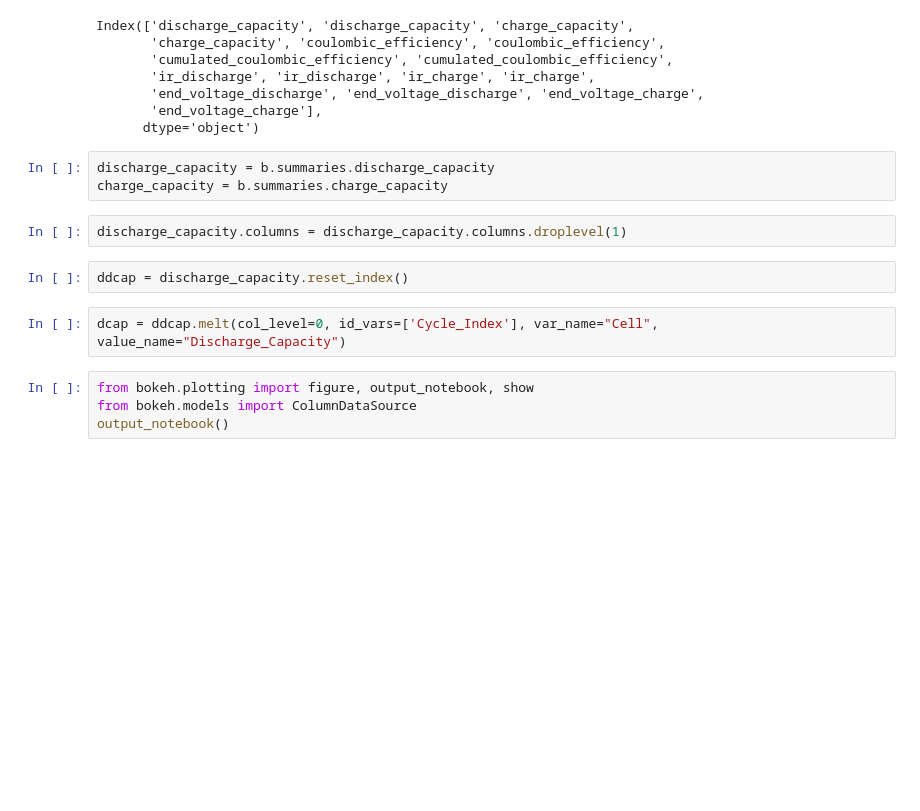
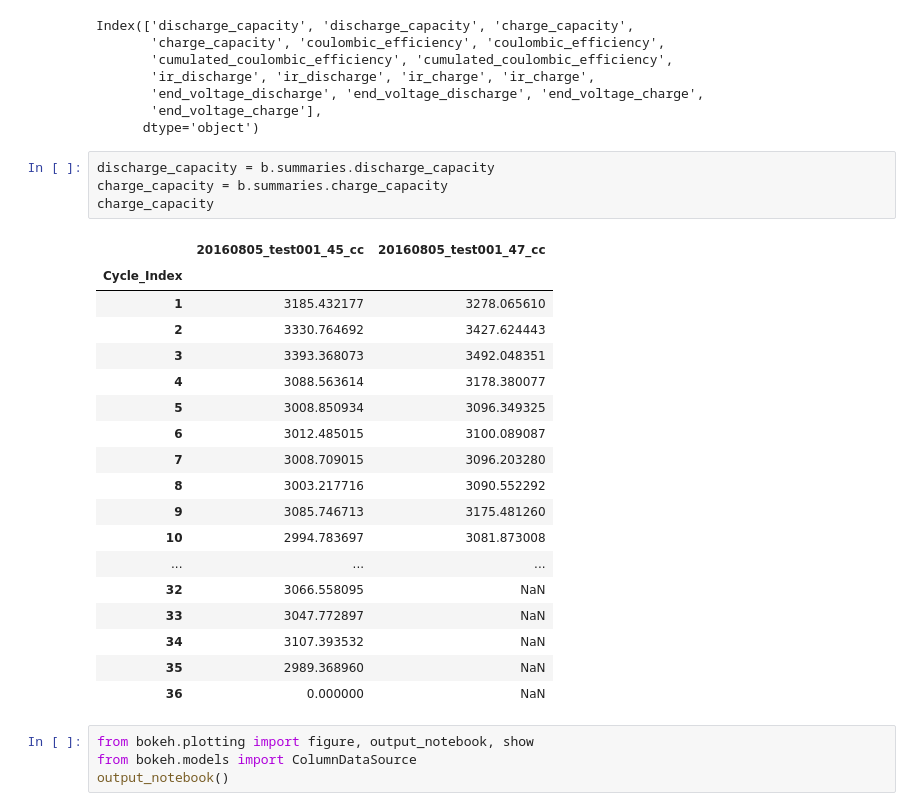
Before and after one commit to jepegit/cellpy, a Jupyter notebook: dev_utils/batch_processing.ipynb, the cells around one changed output. Drawn from its saved outputs; the diff is of its cells as text; blank space fills up the shorter version.

```diff
--- a/dev_utils/batch_processing.ipynb
+++ b/dev_utils/batch_processing.ipynb
@@ -166,12 +165,26 @@ Index(['discharge_capacity', 'discharge_capacity', 'charge_capacity',
 # %%
 discharge_capacity = b.summaries.discharge_capacity
 charge_capacity = b.summaries.charge_capacity
+charge_capacity
+# %% [output]
+|  | 20160805_test001_45_cc | 20160805_test001_47_cc |
+| Cycle_Index |  |  |
+| 1 | 3185.432177 | 3278.065610 |
+| 2 | 3330.764692 | 3427.624443 |
+| 3 | 3393.368073 | 3492.048351 |
+| 4 | 3088.563614 | 3178.380077 |
+| 5 | 3008.850934 | 3096.349325 |
+| 6 | 3012.485015 | 3100.089087 |
+| 7 | 3008.709015 | 3096.203280 |
+| 8 | 3003.217716 | 3090.552292 |
+| 9 | 3085.746713 | 3175.481260 |
+| 10 | 2994.783697 | 3081.873008 |
+| ... | ... | ... |
+| 32 | 3066.558095 | NaN |
+| 33 | 3047.772897 | NaN |
+| 34 | 3107.393532 | NaN |
+| 35 | 2989.368960 | NaN |
+| 36 | 0.000000 | NaN |
-# %%
-discharge_capacity.columns = discharge_capacity.columns.droplevel(1)
-# %%
-ddcap = discharge_capacity.reset_index()
-# %%
-dcap = ddcap.melt(col_level=0, id_vars=['Cycle_Index'], var_name="Cell", value_name="Discharge_Capacity")
 # %%
 from bokeh.plotting import figure, output_notebook, show
 from bokeh.models import ColumnDataSource
```
Also changed, not shown: parts of 7 cells of this notebook, 2 other files.
